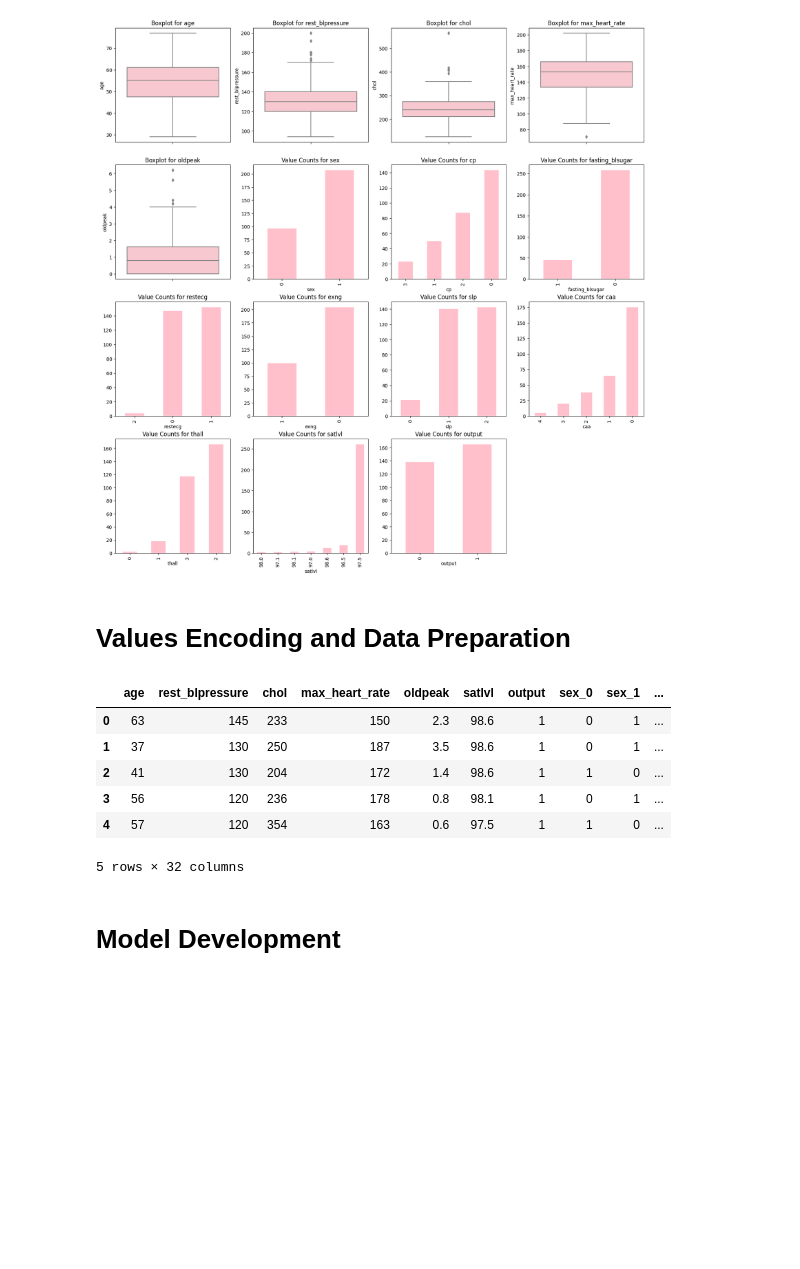
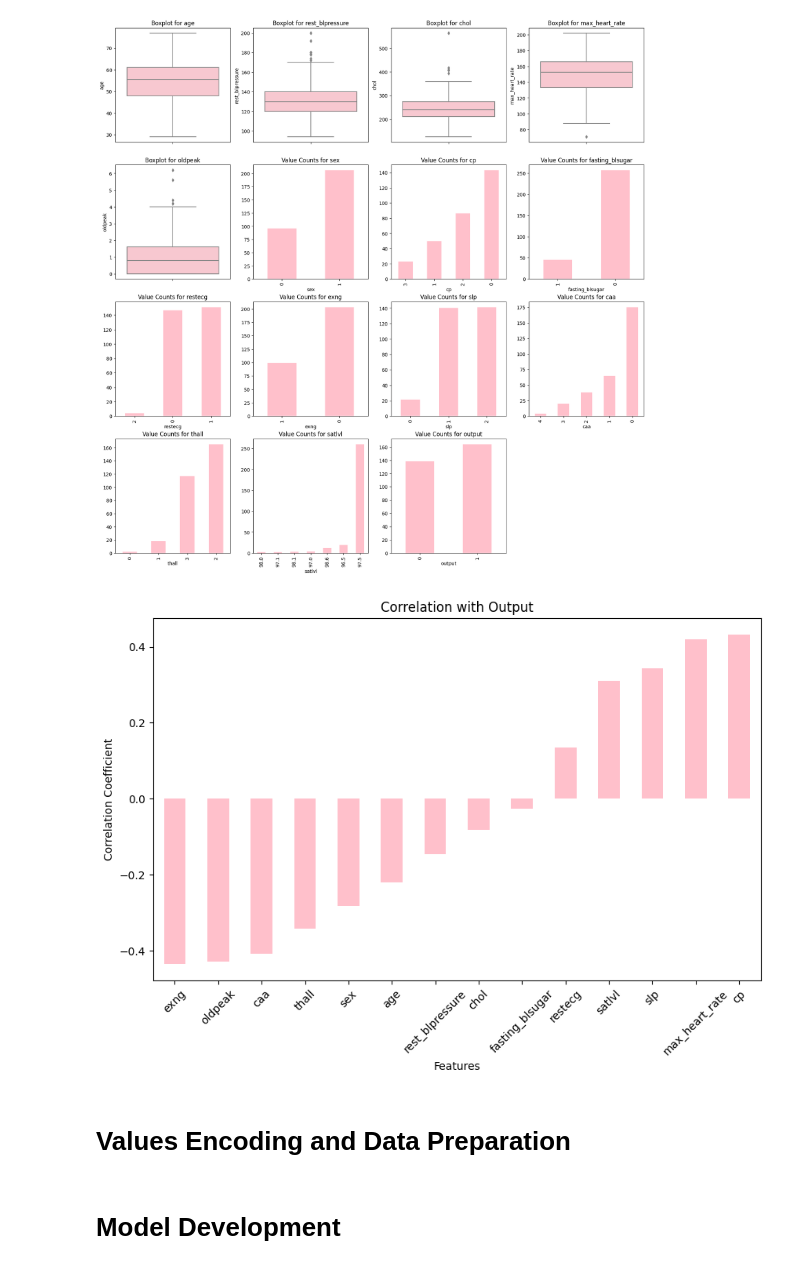
Before and after one commit to anyaachan/Heart-Attack-Prediction, a Jupyter notebook: code/data-cleaning.ipynb, the cells around one changed output. Drawn from its saved outputs; the diff is of its cells as text; code cells hidden in the pictures; blank space fills up the shorter version.

```diff
--- a/code/data-cleaning.ipynb
+++ b/code/data-cleaning.ipynb
@@ -184,3 +165,15 @@ output               2
 dtype: int64
 The following columns are low cardinality columns: ['sex', 'cp', 'fasting_blsugar', 'restecg', 'exng', 'slp', 'caa', 'thall', 'satlvl', 'output']
 [figure]
+# %%
+
+
+plt.figure(figsize=(10, 6))
+data_corr.plot(kind='bar', color='pink')
+plt.title('Correlation with Output')
+plt.ylabel('Correlation Coefficient')
+plt.xlabel('Features')
+plt.xticks(rotation=45)
+plt.show()
+# %% [output]
+[figure, added]
@@ -187,24 +209,5 @@ The following columns are low cardinality columns: ['sex', 'cp', 'fasting_blsuga
 # %% [markdown]
 # Values Encoding and Data Preparation
-# %%
-low_card_cols.remove("satlvl")
-low_card_cols.remove("output")
-
-encoded_data = pd.get_dummies(df_data[low_card_cols], columns = low_card_cols, drop_first=False)
-encoded_data = encoded_data.astype(int)
-
-df_data.drop(low_card_cols, axis = 1, inplace = True)
-df_data = pd.concat([df_data, encoded_data], axis = 1)
-
-df_data.head()
-# %% [output]
-|  | age | rest_blpressure | chol | max_heart_rate | oldpeak | satlvl | output | sex_0 | sex_1 | ... |
-| 0 | 63 | 145 | 233 | 150 | 2.3 | 98.6 | 1 | 0 | 1 | ... |
-| 1 | 37 | 130 | 250 | 187 | 3.5 | 98.6 | 1 | 0 | 1 | ... |
-| 2 | 41 | 130 | 204 | 172 | 1.4 | 98.6 | 1 | 1 | 0 | ... |
-| 3 | 56 | 120 | 236 | 178 | 0.8 | 98.1 | 1 | 0 | 1 | ... |
-| 4 | 57 | 120 | 354 | 163 | 0.6 | 97.5 | 1 | 1 | 0 | ... |
-5 rows × 32 columns
 # %%
 X = df_data.drop("output", axis = 1)
 y = df_data["output"]
```
Also changed, not shown: parts of 39 cells of this notebook.
